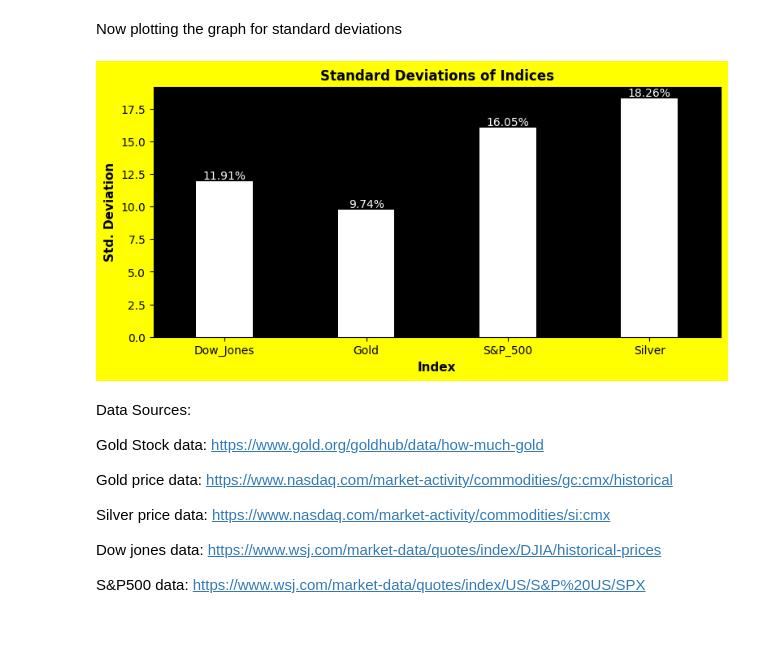
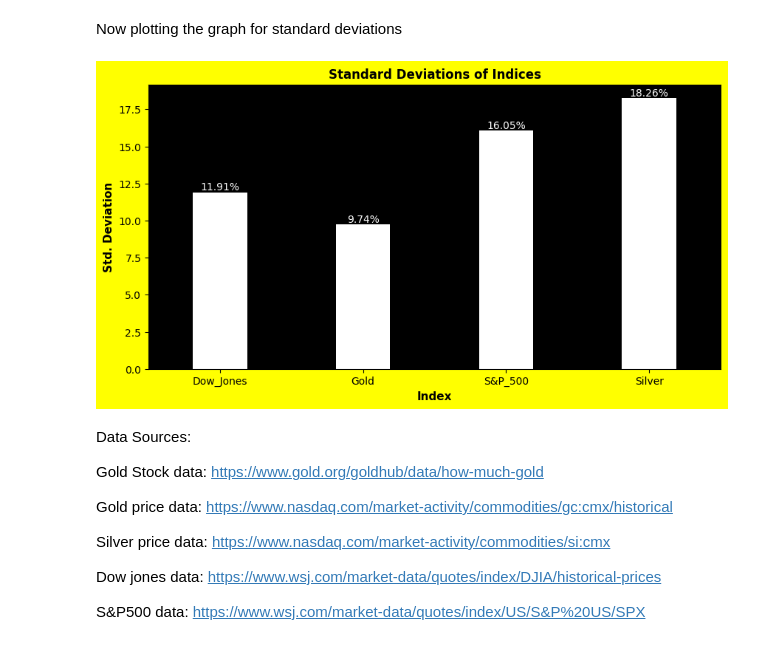
Before and after one commit to akash0214/Gold_Analysis, a Jupyter notebook: gold_eda.ipynb, the cells around one changed output. Saved outputs shown, nothing was run; the diff lists cells and outputs as text; code cells hidden in the pictures.

```diff
--- a/gold_eda.ipynb
+++ b/gold_eda.ipynb
@@ -255,18 +255,18 @@ std_dev.head()
 # %% [markdown]
 Now plotting the graph for standard deviations
 # %%
-plt.figure(figsize=(9,4), facecolor='yellow')
+plt.figure(figsize=(10,5), facecolor='yellow')
 plt.axes().set_facecolor('#000000')
 sns.set_palette('bright')
-barplot = sns.barplot(data=std_dev, x='Indices', y='Percent Change', width=0.4, color='#ffffff')
+barplot = sns.barplot(data=std_dev, x='Indices', y='Percent Change', width=0.38, color='#ffffff')
 for container in barplot.containers:
     barplot.bar_label(container, fmt='%0.2f%%', color='#ffffff')
 plt.title('Standard Deviations of Indices', fontweight='bold', fontsize=12)
 plt.xlabel('Index', fontweight='bold', fontsize=11)
 plt.ylabel('Std. Deviation', fontweight='bold', fontsize=11)
 plt.show()
 # %% [output]
-[figure, old version]
+[figure, new version]
 # %% [markdown]
 Data Sources:
 
```
